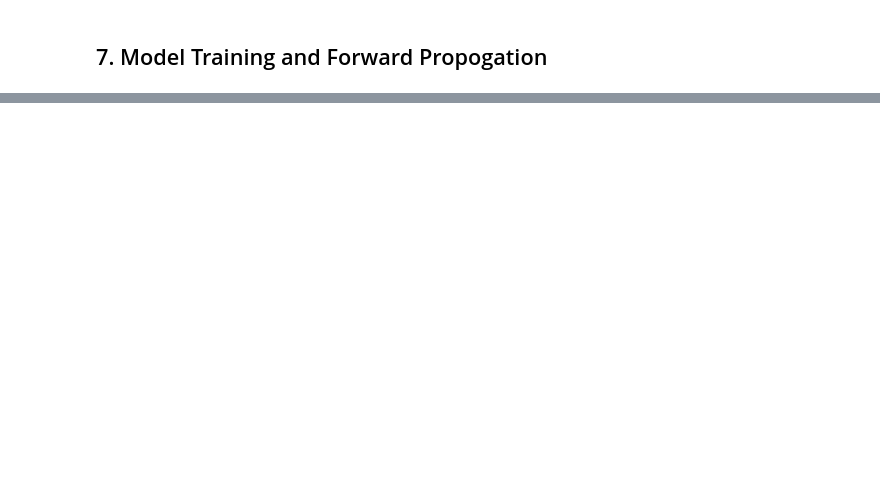
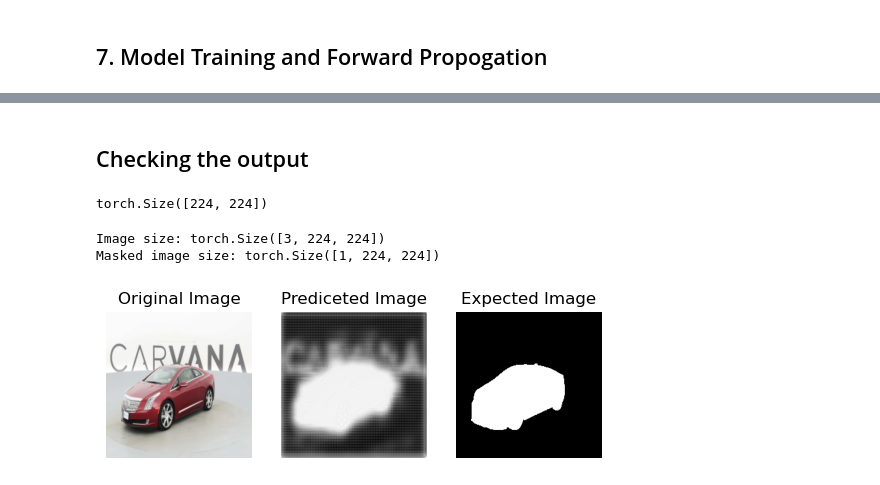
Before and after one commit to Rumit95/Semantic-Segmentation-of-Image, a Jupyter notebook: u-net-on-carvana.ipynb, the cells around one changed output, grey strips where cells are left out. Cells and saved outputs as stored; diff of their text form; code cells hidden in the pictures; blank space fills up the shorter version.

```diff
--- a/u-net-on-carvana.ipynb
+++ b/u-net-on-carvana.ipynb
@@ -470,7 +485,7 @@ class mobilenetV2_Unet(nn.Module):
                                   nn.ReLU(),
                                   nn.Conv2d(in_channels=8,out_channels=8,kernel_size=3,padding=1),
                                   nn.ReLU(),
-                                  nn.Conv2d(in_channels=8,out_channels=1,kernel_size=1,padding=1))
+                                  nn.Conv2d(in_channels=8,out_channels=1,kernel_size=1,padding=0))
 
         ### Extras
 
@@ -599,13 +632,13 @@ for epoch in tqdm(range(Epochs)):
         loss.backward()
         optimizer.step()
         if batch % 20 == 0:
-            print(f"Looked at {batch * len(X_train_image)}/{len(data_loader.dataset)} samples")
-        train_loss /= len(data_loader)
+            print(f"Looked at {batch * len(X_train_image)}/{len(train_loader.dataset)} samples")
+        train_loss /= len(train_loader)
     test_loss = 0
     model_1.eval()
     with torch.inference_mode():
         for X_test_image, y_test_image in test_loader:
             test_pred = model_1(X_test_image.to(device))
             test_loss += loss_fn(test_pred.to('cpu'), y_test_image)
-        test_loss /= len(data_loader)
+        test_loss /= len(test_loader)
     print(f"\nTrain loss: {train_loss:.5f} | Test loss: {test_loss:.5f}")
@@ -611,0 +681,34 @@ for epoch in tqdm(range(Epochs)):
+# %% [markdown]
+## Checking the output
+# %%
+predicted_image.squeeze().shape
+# %% [output]
+torch.Size([224, 224])
+# %%
+random_idx = torch.randint(0, len(train_X_batch), size=[1]).item()
+#print(random_idx)
+img_X, img_y = train_X_batch[random_idx], train_y_batch[random_idx]
+predicted_image = model_1(img_X.unsqueeze(0).to(device))
+
+fig,axes = plt.subplots(1, 3)
+img_array = img_X.permute(1, 2, 0).cpu().numpy()
+axes[0].imshow(img_array)
+axes[0].set_title('Original Image')
+axes[0].axis("Off")
+
+img_array = predicted_image.squeeze().detach().cpu().numpy()
+axes[1].imshow(img_array, cmap='gray')
+axes[1].set_title('Prediceted Image')
+axes[1].axis("Off")
+
+mask_array = img_y.permute(1, 2, 0).cpu().numpy()
+axes[2].imshow(mask_array, cmap="gray")
+axes[2].set_title('Expected Image')
+axes[2].axis("Off")
+
+print(f"Image size: {img_X.shape}")
+print(f"Masked image size: {img_y.shape}")
+# %% [output]
+Image size: torch.Size([3, 224, 224])
+Masked image size: torch.Size([1, 224, 224])
+[figure, added]
```
Also changed, not shown: parts of 8 cells of this notebook.
